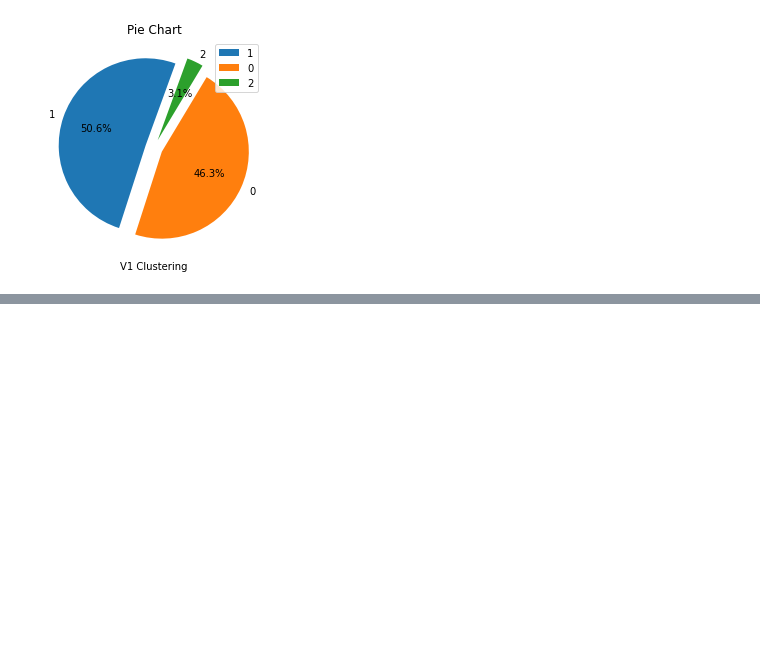
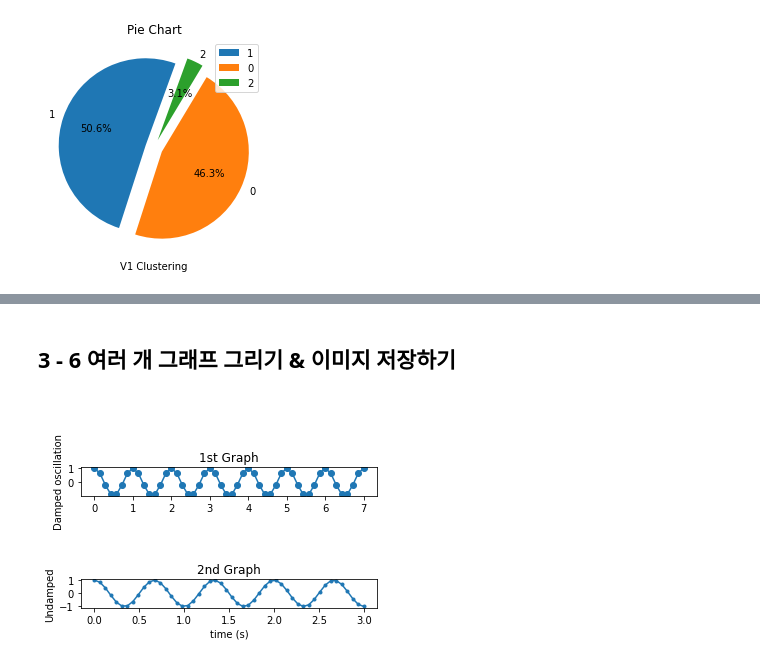
Before and after one commit to namwootree/Dacrew-4th, a Jupyter notebook: Stage_4.ipynb, the cells around one changed output, grey strips where cells are left out. Saved outputs shown, nothing was run; the diff lists cells and outputs as text; code cells hidden in the pictures; blank space fills up the shorter version.

```diff
--- a/Stage_4.ipynb
+++ b/Stage_4.ipynb
@@ -401,0 +516,34 @@ plt.show()
+# %% [markdown]
+## 3 - 6 여러 개 그래프 그리기 & 이미지 저장하기
+
+<br>
+# %%
+import numpy as np
+
+# 임의의 무작위 값을 생성합니다
+x1 = np.linspace(0.0, 7.0)
+x2 = np.linspace(0.0, 3.0)
+
+y1 = np.cos(2 * np.pi * x1)
+y2 = np.cos(3 * np.pi * x2)
+
+# 한 개의 프레임에 두 개의 도화지를 그립니다.
+# 행이 두 개, 열이 1개
+# 위치는 첫 번째
+plt.subplot(2, 1, 1) # 순서대로 행 수, 열 수, 위치
+plt.plot(x1, y1, 'o-')
+plt.title('1st Graph')
+plt.ylabel('Damped oscillation')
+
+# 위치는 두 번째
+plt.subplot(2, 1, 2) # 순서대로 행 수, 열 수, 위치
+plt.plot(x2, y2, '.-')
+plt.title('2nd Graph')
+plt.xlabel('time (s)')
+plt.ylabel('Undamped')
+
+# 두 그래프 간의 여백을 설정합니다.
+plt.tight_layout(pad=5)
+plt.show()
+# %% [output]
+[figure, added]
```
Also changed, not shown: parts of 9 cells of this notebook.
